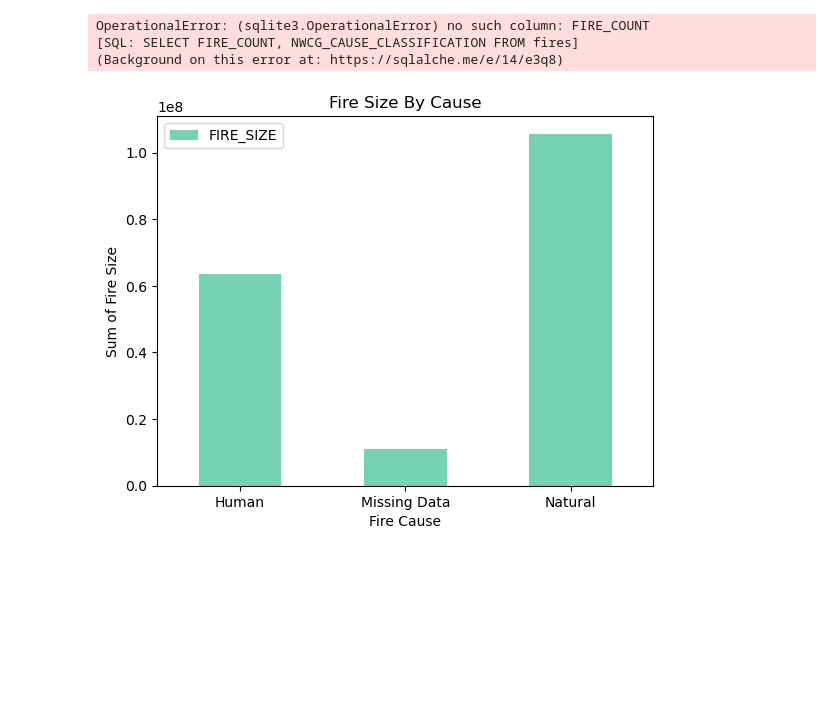
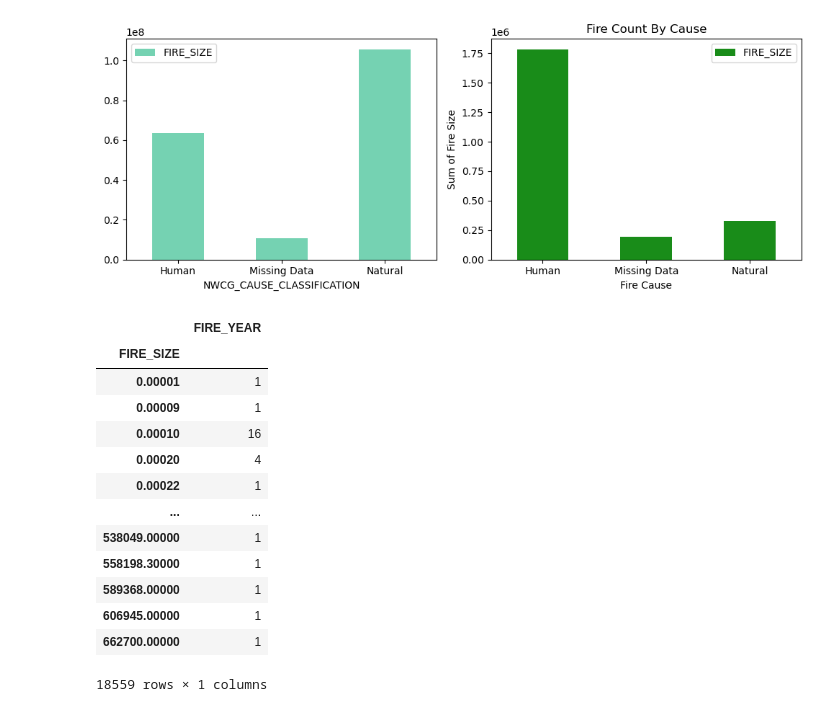
Before and after one commit to equitymarkets/notebook, a Jupyter notebook: wildfires.ipynb, the cells around one changed output. Drawn from its saved outputs; the diff is of its cells as text; code cells hidden in the pictures; blank space fills up the shorter version.

```diff
--- a/wildfires.ipynb
+++ b/wildfires.ipynb
@@ -13,19 +11,32 @@ fires_df = pd.read_sql("SELECT * FROM fires", conn)
 fire_size_cause_df = pd.read_sql("SELECT FIRE_SIZE, NWCG_CAUSE_CLASSIFICATION FROM fires", conn)
 fire_size_cause_df = fire_size_cause_df.groupby('NWCG_CAUSE_CLASSIFICATION').sum()
 
-fire_count_cause_df = pd.read_sql("SELECT FIRE_COUNT, NWCG_CAUSE_CLASSIFICATION FROM fires", conn)
-fire_count_cause_df = fire_count_cause_df.groupby('NWCG_CAUSE_CLASSIFICATION').sum()
+fire_count_cause_df = pd.read_sql("SELECT FIRE_SIZE, NWCG_CAUSE_CLASSIFICATION FROM fires", conn)
+fire_count_cause_df = fire_count_cause_df.groupby('NWCG_CAUSE_CLASSIFICATION').count()
+
+
+fire_count_year_df = pd.read_sql("SELECT FIRE_SIZE, FIRE_YEAR FROM fires", conn)
+fire_count_year_df = fire_count_year_df.groupby("FIRE_SIZE").count()
-# %% [output]
-OperationalError: (sqlite3.OperationalError) no such column: FIRE_COUNT
-[SQL: SELECT FIRE_COUNT, NWCG_CAUSE_CLASSIFICATION FROM fires]
-(Background on this error at: https://sqlalche.me/e/14/e3q8)
 # %%
-ax = fire_size_cause_df.plot.bar(color="mediumaquamarine", alpha=0.90, align="center")
-ax.set_xticklabels(ax.get_xticklabels(), rotation=0)
-ax.set_xticklabels(["Human","Missing Data","Natural"])
+# axes = df.plot(x='Year', y=['Sales1', 'Sales2', 'Sales3'], kind='bar', subplots=True, layout=(1, len(df.columns)-1))
+fig, axes = plt.subplots(nrows=1, ncols=2, figsize=(10,4))
+
+ax1 = fire_size_cause_df.plot.bar(color="mediumaquamarine", alpha=0.90, align="center", ax=axes[0])
+ax1.set_xticklabels(ax1.get_xticklabels(), rotation=0)
+ax1.set_xticklabels(["Human","Missing Data","Natural"])
 plt.title("Fire Size By Cause")
 plt.xlabel("Fire Cause")
 plt.ylabel("Sum of Fire Size")
+
+ax2 = fire_count_cause_df.plot.bar(color="green", alpha=0.90, align="center", ax=axes[1])
+ax2.set_xticklabels(ax2.get_xticklabels(), rotation=0)
+ax2.set_xticklabels(["Human","Missing Data","Natural"])
+plt.title("Fire Count By Cause")
+plt.xlabel("Fire Cause")
+plt.ylabel("Sum of Fire Size")
+
+plt.tight_layout()
+
 plt.show()
 # %% [output]
-[figure, old version]
+[figure, new version]
@@ -40,3 +43,20 @@ plt.show()
+# %%
+fire_count_year_df
+# %% [output]
+|  | FIRE_YEAR |
+| FIRE_SIZE |  |
+| 0.00001 | 1 |
+| 0.00009 | 1 |
+| 0.00010 | 16 |
+| 0.00020 | 4 |
+| 0.00022 | 1 |
+| ... | ... |
+| 538049.00000 | 1 |
+| 558198.30000 | 1 |
+| 589368.00000 | 1 |
+| 606945.00000 | 1 |
+| 662700.00000 | 1 |
+18559 rows × 1 columns
 # %%
 # # Time checker
 # start_time = time.time()
```
Also changed, not shown: parts of 2 cells of this notebook.
